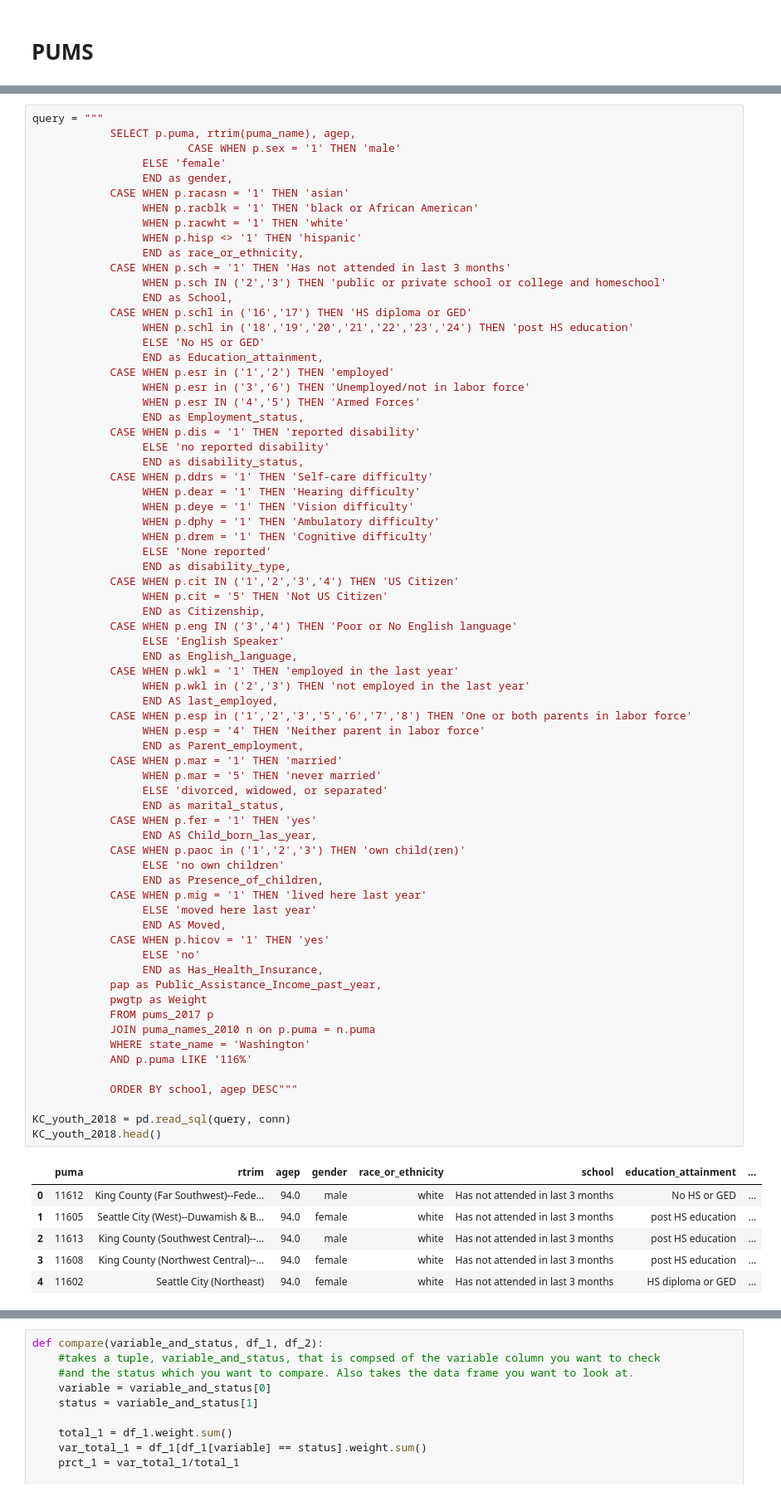
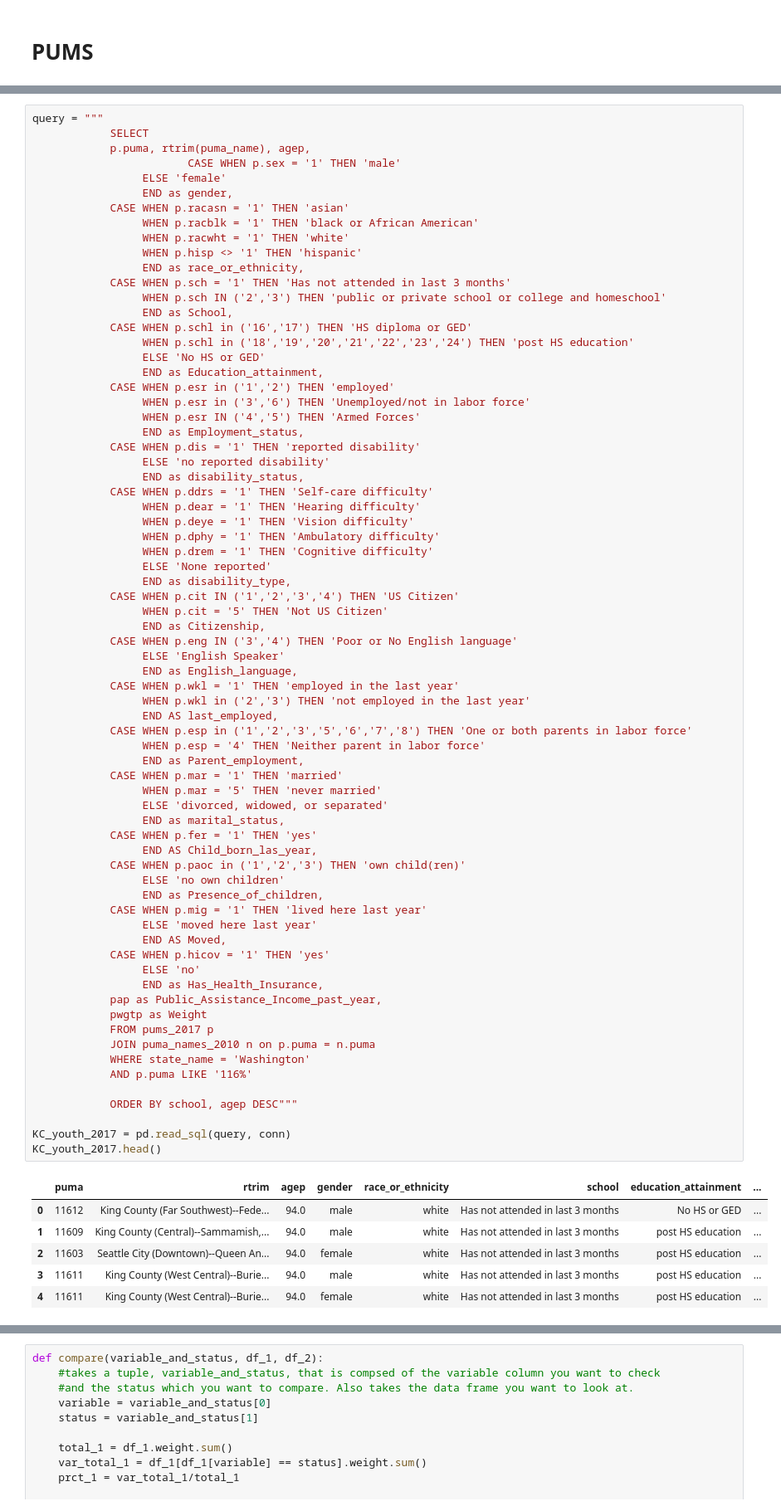
Before and after one commit to mesterhammerfic/mod-1-project-chicago-seattle-ds-051120, a Jupyter notebook: notebooks/exploratory/02_mef_database_descriptions.ipynb, the cells around one changed output, grey strips where cells are left out. Shown at 83% size. Saved outputs shown, nothing was run; the diff lists cells and outputs as text.

```diff
--- a/notebooks/exploratory/02_mef_database_descriptions.ipynb
+++ b/notebooks/exploratory/02_mef_database_descriptions.ipynb
@@ -213,7 +133,8 @@ ax.bar(x=col_names, height=height_values);
 [figure]
 # %%
 query = """
-            SELECT p.puma, rtrim(puma_name), agep,
+            SELECT
+            p.puma, rtrim(puma_name), agep,
                         CASE WHEN p.sex = '1' THEN 'male'
                  ELSE 'female'
                  END as gender,
@@ -255,37 +176,37 @@ query = """
             CASE WHEN p.esp in ('1','2','3','5','6','7','8') THEN 'One or both parents in labor force'
                  WHEN p.esp = '4' THEN 'Neither parent in labor force'
                  END as Parent_employment,
             CASE WHEN p.mar = '1' THEN 'married'
                  WHEN p.mar = '5' THEN 'never married'
                  ELSE 'divorced, widowed, or separated'
                  END as marital_status,
             CASE WHEN p.fer = '1' THEN 'yes'
                  END AS Child_born_las_year,
             CASE WHEN p.paoc in ('1','2','3') THEN 'own child(ren)'
                  ELSE 'no own children'
                  END as Presence_of_children,
             CASE WHEN p.mig = '1' THEN 'lived here last year'
                  ELSE 'moved here last year'
                  END AS Moved,
             CASE WHEN p.hicov = '1' THEN 'yes'
                  ELSE 'no'
                  END as Has_Health_Insurance,
             pap as Public_Assistance_Income_past_year,
             pwgtp as Weight
             FROM pums_2017 p
             JOIN puma_names_2010 n on p.puma = n.puma
             WHERE state_name = 'Washington'
             AND p.puma LIKE '116%'
 
             ORDER BY school, agep DESC"""
 
-KC_youth_2018 = pd.read_sql(query, conn)
-KC_youth_2018.head()
+KC_youth_2017 = pd.read_sql(query, conn)
+KC_youth_2017.head()
 # %% [output]
 |  | puma | rtrim | agep | gender | race_or_ethnicity | school | education_attainment | ... |
 | 0 | 11612 | King County (Far Southwest)--Fede... | 94.0 | male | white | Has not attended in last 3 months | No HS or GED | ... |
-| 1 | 11605 | Seattle City (West)--Duwamish & B... | 94.0 | female | white | Has not attended in last 3 months | post HS education | ... |
-| 2 | 11613 | King County (Southwest Central)--... | 94.0 | male | white | Has not attended in last 3 months | post HS education | ... |
-| 3 | 11608 | King County (Northwest Central)--... | 94.0 | female | white | Has not attended in last 3 months | post HS education | ... |
-| 4 | 11602 | Seattle City (Northeast) | 94.0 | female | white | Has not attended in last 3 months | HS diploma or GED | ... |
+| 1 | 11609 | King County (Central)--Sammamish,... | 94.0 | male | white | Has not attended in last 3 months | post HS education | ... |
+| 2 | 11603 | Seattle City (Downtown)--Queen An... | 94.0 | female | white | Has not attended in last 3 months | post HS education | ... |
+| 3 | 11611 | King County (West Central)--Burie... | 94.0 | male | white | Has not attended in last 3 months | post HS education | ... |
+| 4 | 11611 | King County (West Central)--Burie... | 94.0 | female | white | Has not attended in last 3 months | post HS education | ... |
 5 rows × 21 columns
```
Also changed, not shown: parts of 29 cells of this notebook, 1 other file.
